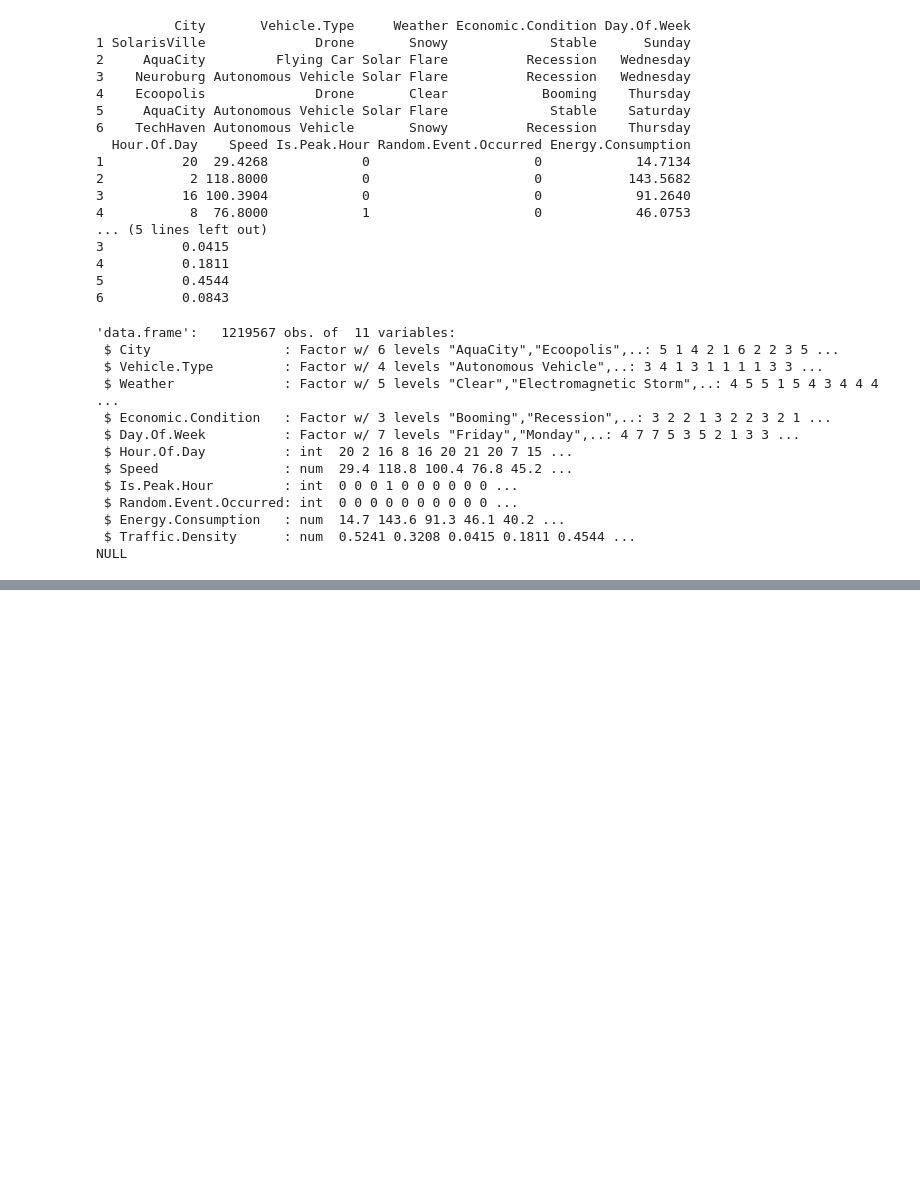
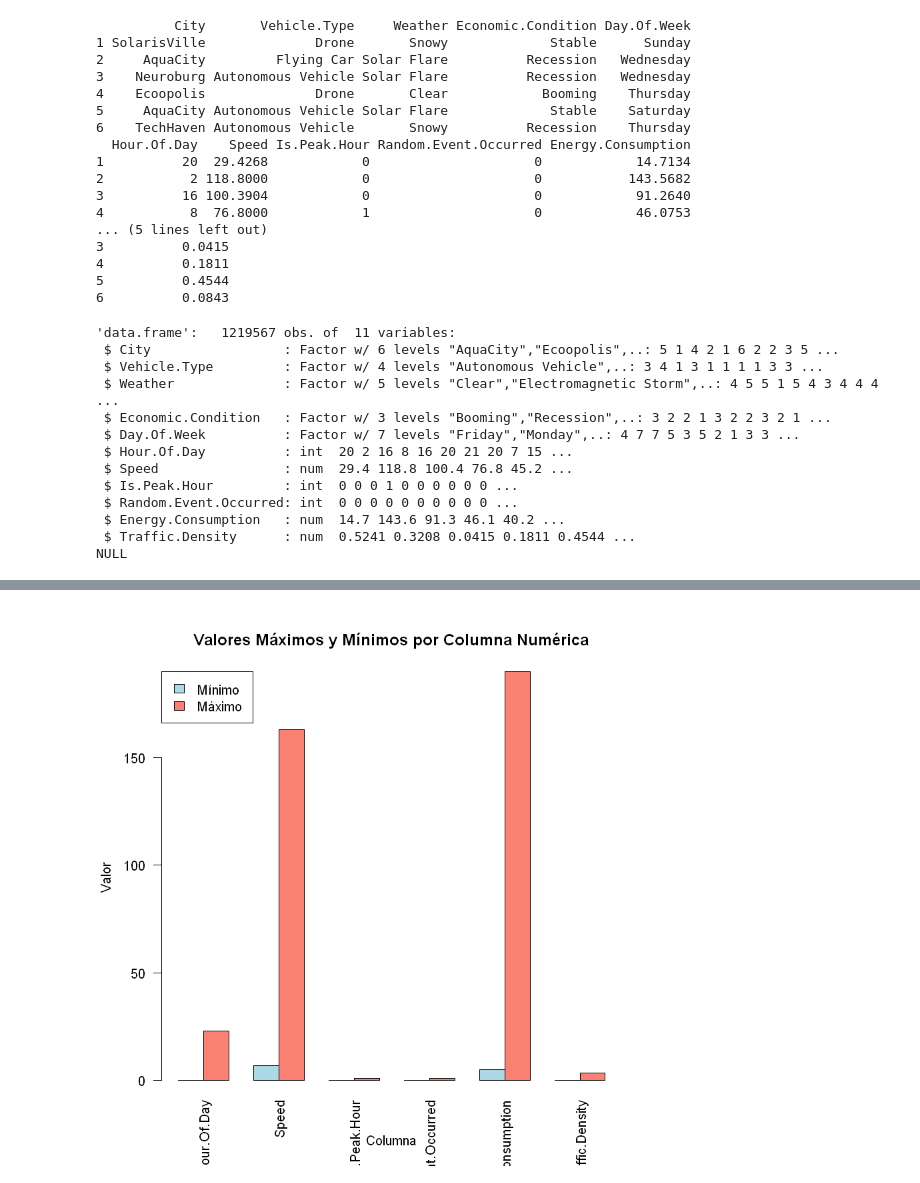
Before and after one commit to EdgarAntonioTorres/fundamentos_progra_big_data, a Jupyter notebook: TrafficR.ipynb, the cells around one changed output, grey strips where cells are left out. Cells and saved outputs as stored; diff of their text form; code cells hidden in the pictures; blank space fills up the shorter version.

```diff
--- a/TrafficR.ipynb
+++ b/TrafficR.ipynb
@@ -68,0 +89,18 @@ NULL
+# %%
+# Calcular valores máximos y mínimos de las columnas de un dataframe
+calcular_extremos <- function(df) {
+  extremos <- list()
+  for (col in names(df)) {
+    if (is.numeric(df[[col]])) {
+      extremos[[col]] <- c(Minimo = min(df[[col]], na.rm = TRUE),
+                           Maximo = max(df[[col]], na.rm = TRUE))
+    } else {
+      extremos[[col]] <- "No es una columna numérica"
+    }
+  }
+  return(extremos)
+}
+
+extremos_df_fct <- calcular_extremos(df_fct)
+print("Valores máximos y mínimos por columna:")
+print(extremos_df_fct)
@@ -68,0 +222,38 @@ NULL
+# %%
+# Función para graficar los valores máximos y mínimos por columna numérica (base R)
+graficar_extremos_base <- function(extremos) {
+  n_cols <- length(extremos)
+  col_names <- names(extremos)
+  min_vals <- numeric(n_cols)
+  max_vals <- numeric(n_cols)
+  valid_cols <- logical(n_cols)
+
+  for (i in 1:n_cols) {
+    if (is.numeric(extremos[[i]])) {
+      min_vals[i] <- extremos[[i]]["Minimo"]
+      max_vals[i] <- extremos[[i]]["Maximo"]
+      valid_cols[i] <- TRUE
+    } else {
+      valid_cols[i] <- FALSE
+    }
+  }
+
+  valid_names <- col_names[valid_cols]
+  min_vals_valid <- min_vals[valid_cols]
+  max_vals_valid <- max_vals[valid_cols]
+
+  if (length(valid_names) > 0) {
+    bar_pos <- barplot(rbind(min_vals_valid, max_vals_valid), beside = TRUE,
+                      main = "Valores Máximos y Mínimos por Columna Numérica",
+                      names.arg = valid_names,
+                      xlab = "Columna", ylab = "Valor",
+                      col = c("lightblue", "salmon"), las = 2)
+    legend("topleft", legend = c("Mínimo", "Máximo"), fill = c("lightblue", "salmon"))
+  } else {
+    print("No hay columnas numéricas para graficar extremos.")
+  }
+}
+extremos_resultado <- calcular_extremos(df_fct)
+graficar_extremos_base(extremos_resultado)
+# %% [output]
+[figure, added]
```
Also changed, not shown: parts of 14 cells of this notebook, 1 other file.
